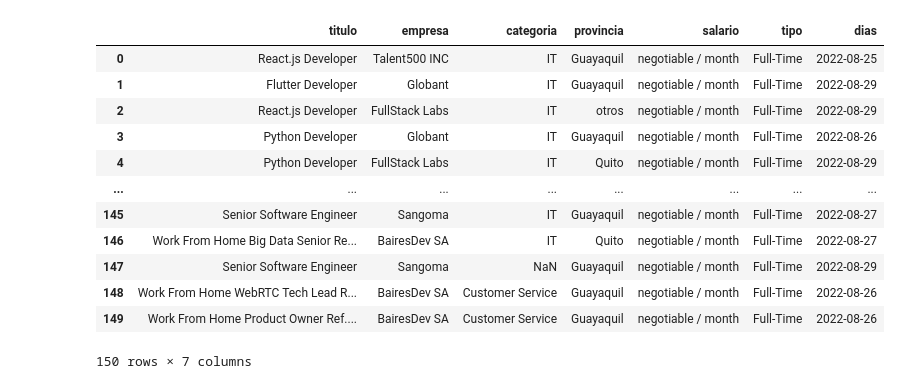
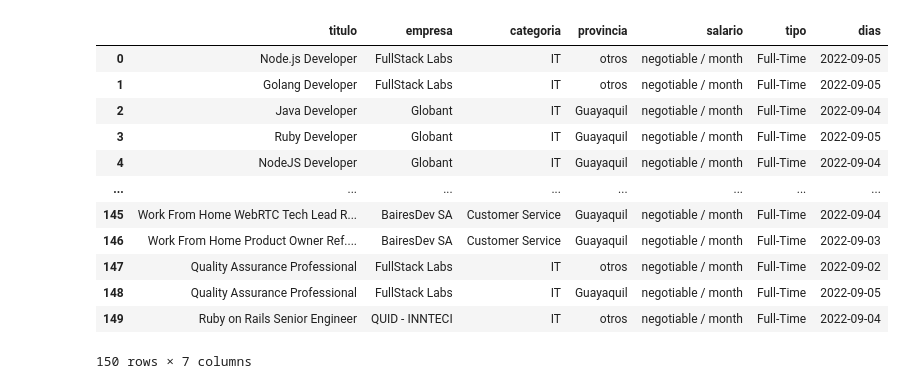
Before and after one commit to jcotrina2000/Sprint-1-Scraping, a Jupyter notebook: Scraping_JeanVillamar/Graficos.ipynb, the cells around one changed output. Saved outputs shown, nothing was run; the diff lists cells and outputs as text; code cells hidden in the pictures.

```diff
--- a/Scraping_JeanVillamar/Graficos.ipynb
+++ b/Scraping_JeanVillamar/Graficos.ipynb
@@ -6,19 +5,19 @@ import numpy as np
 from scipy.stats import norm
 %matplotlib inline
 # %%
-cargos = pd.read_csv('../jobs_expertini.csv', sep=';')
+cargos = pd.read_csv('jobs_expertini.csv', sep=';')
 cargos
 # %% [output]
 |  | titulo | empresa | categoria | provincia | salario | tipo | dias |
-| 0 | React.js Developer | Talent500 INC | IT | Guayaquil | negotiable / month | Full-Time | 2022-08-25 |
-| 1 | Flutter Developer | Globant | IT | Guayaquil | negotiable / month | Full-Time | 2022-08-29 |
-| 2 | React.js Developer | FullStack Labs | IT | otros | negotiable / month | Full-Time | 2022-08-29 |
-| 3 | Python Developer | Globant | IT | Guayaquil | negotiable / month | Full-Time | 2022-08-26 |
-| 4 | Python Developer | FullStack Labs | IT | Quito | negotiable / month | Full-Time | 2022-08-29 |
+| 0 | Node.js Developer | FullStack Labs | IT | otros | negotiable / month | Full-Time | 2022-09-05 |
+| 1 | Golang Developer | FullStack Labs | IT | otros | negotiable / month | Full-Time | 2022-09-05 |
+| 2 | Java Developer | Globant | IT | Guayaquil | negotiable / month | Full-Time | 2022-09-04 |
+| 3 | Ruby Developer | Globant | IT | Guayaquil | negotiable / month | Full-Time | 2022-09-05 |
+| 4 | NodeJS Developer | Globant | IT | Guayaquil | negotiable / month | Full-Time | 2022-09-04 |
 | ... | ... | ... | ... | ... | ... | ... | ... |
-| 145 | Senior Software Engineer | Sangoma | IT | Guayaquil | negotiable / month | Full-Time | 2022-08-27 |
-| 146 | Work From Home Big Data Senior Re... | BairesDev SA | IT | Quito | negotiable / month | Full-Time | 2022-08-27 |
-| 147 | Senior Software Engineer | Sangoma | NaN | Guayaquil | negotiable / month | Full-Time | 2022-08-29 |
-| 148 | Work From Home WebRTC Tech Lead R... | BairesDev SA | Customer Service | Guayaquil | negotiable / month | Full-Time | 2022-08-26 |
-| 149 | Work From Home Product Owner Ref.... | BairesDev SA | Customer Service | Guayaquil | negotiable / month | Full-Time | 2022-08-26 |
+| 145 | Work From Home WebRTC Tech Lead R... | BairesDev SA | Customer Service | Guayaquil | negotiable / month | Full-Time | 2022-09-04 |
+| 146 | Work From Home Product Owner Ref.... | BairesDev SA | Customer Service | Guayaquil | negotiable / month | Full-Time | 2022-09-03 |
+| 147 | Quality Assurance Professional | FullStack Labs | IT | otros | negotiable / month | Full-Time | 2022-09-02 |
+| 148 | Quality Assurance Professional | FullStack Labs | IT | Guayaquil | negotiable / month | Full-Time | 2022-09-05 |
+| 149 | Ruby on Rails Senior Engineer | QUID - INNTECI | IT | otros | negotiable / month | Full-Time | 2022-09-04 |
 150 rows × 7 columns
```
Also changed, not shown: parts of 7 cells of this notebook, 4 other files.
